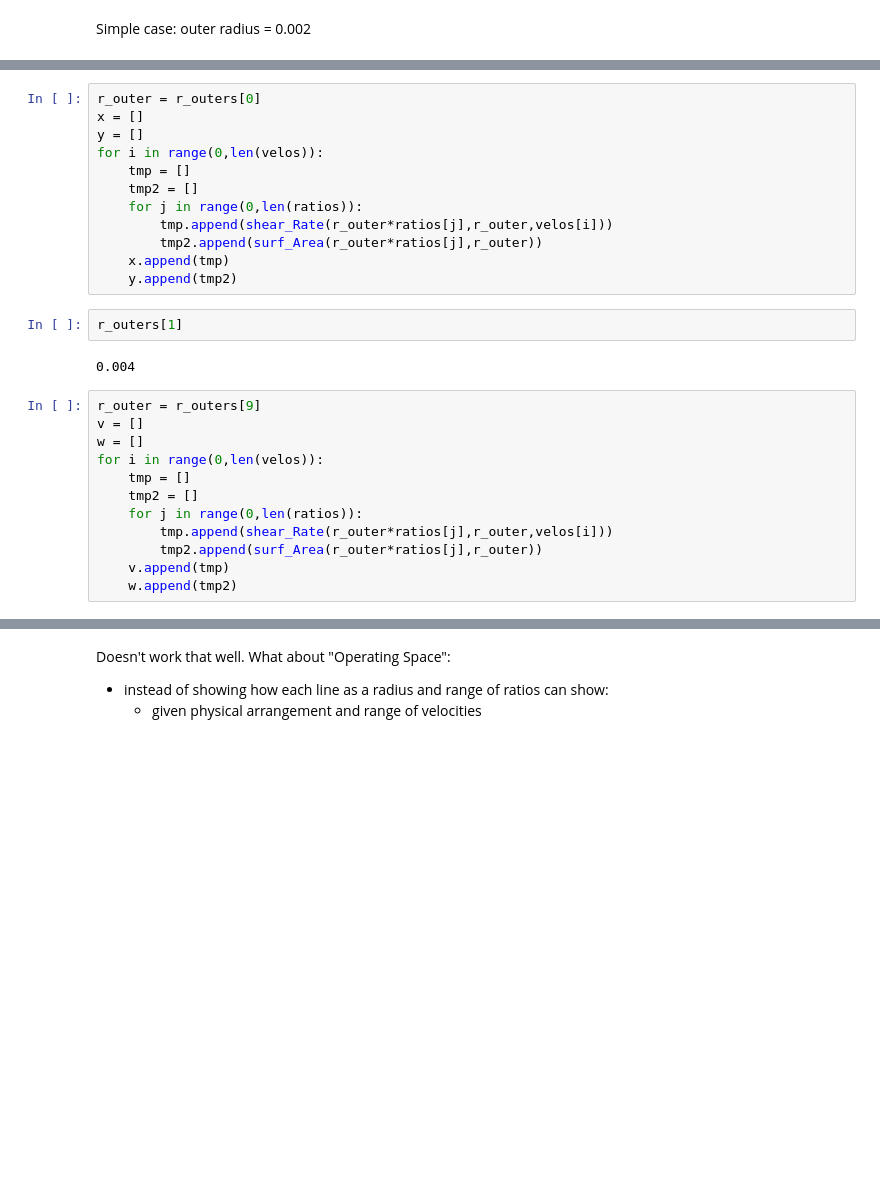
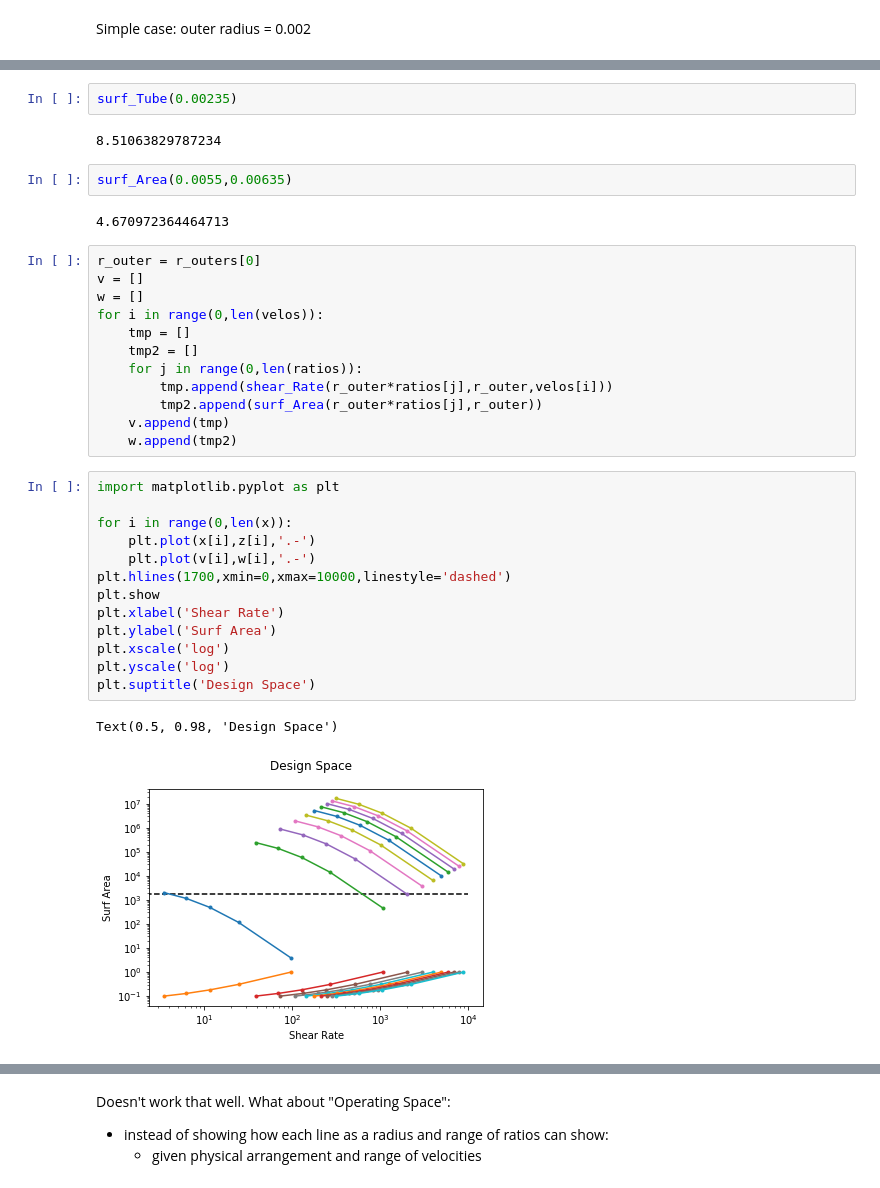
Before and after one commit to mesrobichaud/shear-cell, a Jupyter notebook: phase-space.ipynb, the cells around one changed output, grey strips where cells are left out. Cells and saved outputs as stored; diff of their text form; blank space fills up the shorter version.

```diff
--- a/phase-space.ipynb
+++ b/phase-space.ipynb
@@ -68,31 +83,39 @@ outer radius = 0.002
+# %%
+surf_Tube(0.00235)
+# %% [output]
+8.51063829787234
+# %%
+surf_Area(0.0055,0.00635)
+# %% [output]
+4.670972364464713
 # %%
 r_outer = r_outers[0]
-x = []
-y = []
+v = []
+w = []
 for i in range(0,len(velos)):
     tmp = []
     tmp2 = []
     for j in range(0,len(ratios)):
         tmp.append(shear_Rate(r_outer*ratios[j],r_outer,velos[i]))
         tmp2.append(surf_Area(r_outer*ratios[j],r_outer))
-    x.append(tmp)
-    y.append(tmp2)
+    v.append(tmp)
+    w.append(tmp2)
-# %%
-r_outers[1]
-# %% [output]
-0.004
-# %%
-r_outer = r_outers[9]
-v = []
-w = []
-for i in range(0,len(velos)):
-    tmp = []
-    tmp2 = []
-    for j in range(0,len(ratios)):
-        tmp.append(shear_Rate(r_outer*ratios[j],r_outer,velos[i]))
-        tmp2.append(surf_Area(r_outer*ratios[j],r_outer))
-    v.append(tmp)
-    w.append(tmp2)
+# %%
+import matplotlib.pyplot as plt
+
+for i in range(0,len(x)):
+    plt.plot(x[i],z[i],'.-')
+    plt.plot(v[i],w[i],'.-')
+plt.hlines(1700,xmin=0,xmax=10000,linestyle='dashed')
+plt.show
+plt.xlabel('Shear Rate')
+plt.ylabel('Surf Area')
+plt.xscale('log')
+plt.yscale('log')
+plt.suptitle('Design Space')
+# %% [output]
+Text(0.5, 0.98, 'Design Space')
+[figure, added]
 # %%
 import matplotlib.pyplot as plt
 
```
Also changed, not shown: parts of 13 cells of this notebook, 1 other file.
